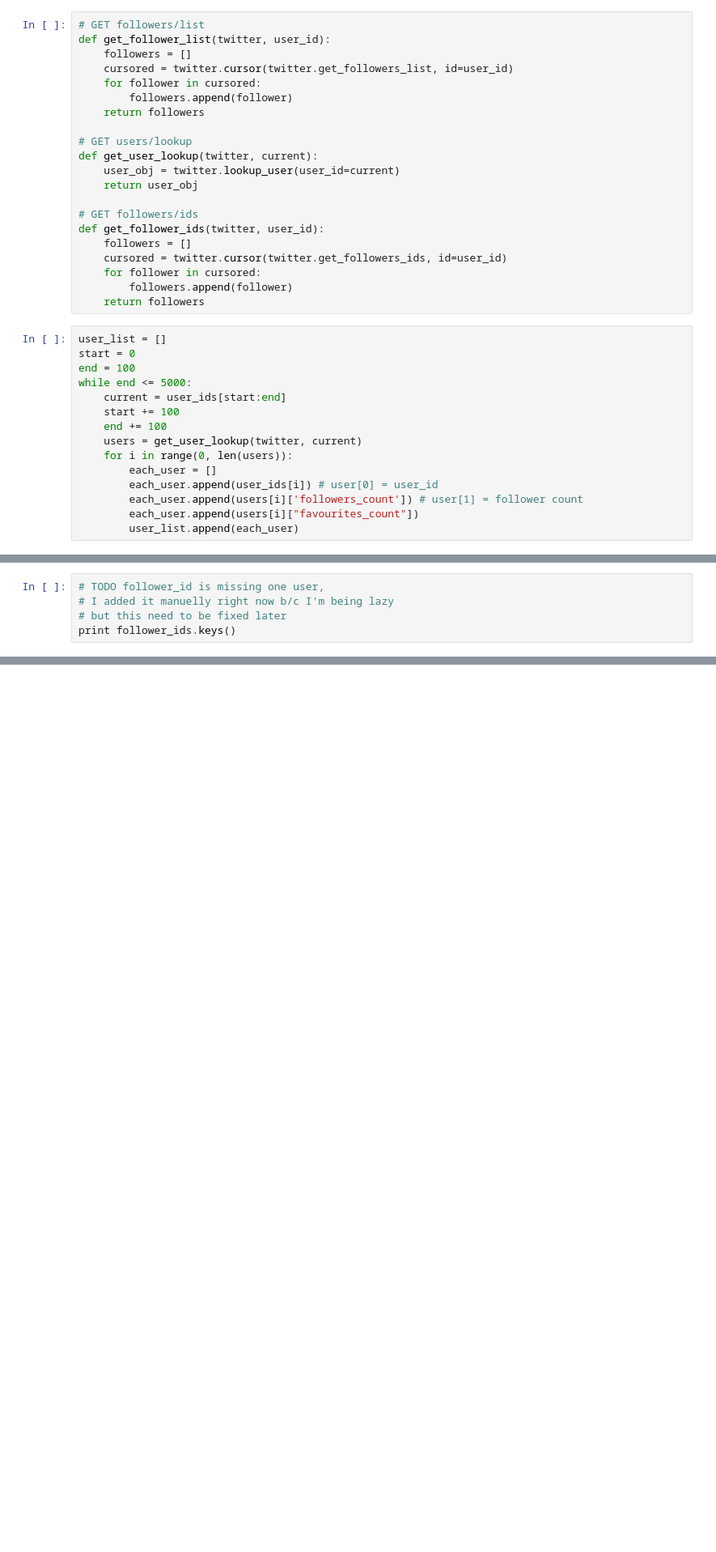
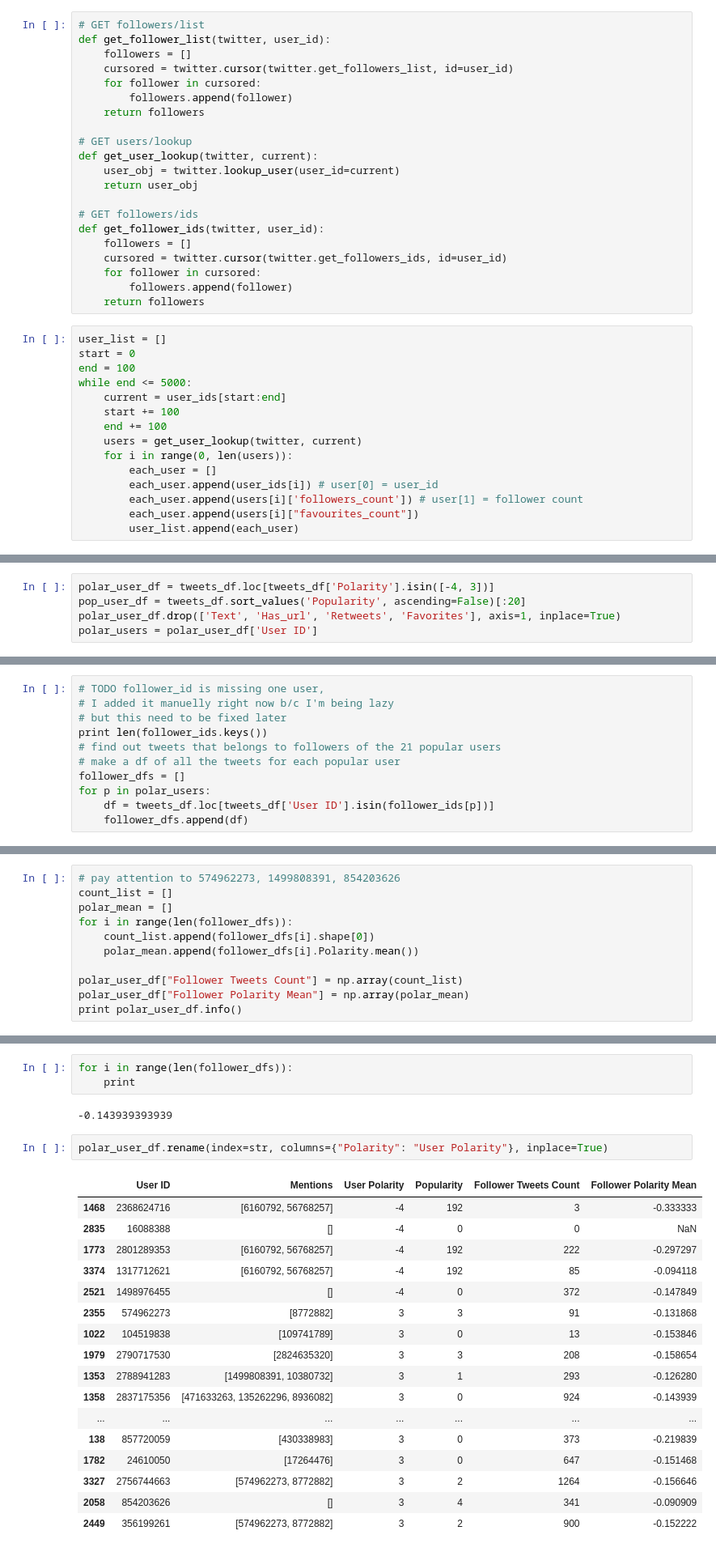
Before and after one commit to MinyingLu/Twitter-sentiment-analysis, a Jupyter notebook: Get Users.ipynb, the cells around one changed output, grey strips where cells are left out. Shown at 81% size. Cells and saved outputs as stored; diff of their text form; blank space fills up the shorter version.

```diff
--- a/Get Users.ipynb
+++ b/Get Users.ipynb
@@ -63,0 +86,5 @@ users_df = pandas.DataFrame(user_list, columns=["User ID", "Follower Count", "Fa
+# %%
+polar_user_df = tweets_df.loc[tweets_df['Polarity'].isin([-4, 3])]
+pop_user_df = tweets_df.sort_values('Popularity', ascending=False)[:20]
+polar_user_df.drop(['Text', 'Has_url', 'Retweets', 'Favorites'], axis=1, inplace=True)
+polar_users = polar_user_df['User ID']
@@ -106,4 +129,10 @@ done waiting
 # TODO follower_id is missing one user,
 # I added it manuelly right now b/c I'm being lazy
 # but this need to be fixed later
-print follower_ids.keys()
+print len(follower_ids.keys())
+# find out tweets that belongs to followers of the 21 popular users
+# make a df of all the tweets for each popular user
+follower_dfs = []
+for p in polar_users:
+    df = tweets_df.loc[tweets_df['User ID'].isin(follower_ids[p])]
+    follower_dfs.append(df)
@@ -133,0 +139,11 @@ print follower_ids.keys()
+# %%
+# pay attention to 574962273, 1499808391, 854203626
+count_list = []
+polar_mean = []
+for i in range(len(follower_dfs)):
+    count_list.append(follower_dfs[i].shape[0])
+    polar_mean.append(follower_dfs[i].Polarity.mean())
+
+polar_user_df["Follower Tweets Count"] = np.array(count_list)
+polar_user_df["Follower Polarity Mean"] = np.array(polar_mean)
+print polar_user_df.info()
@@ -133,0 +171,25 @@ print follower_ids.keys()
+# %%
+for i in range(len(follower_dfs)):
+    print
+# %% [output]
+-0.143939393939
+# %%
+polar_user_df.rename(index=str, columns={"Polarity": "User Polarity"}, inplace=True)
+# %% [output]
+|  | User ID | Mentions | User Polarity | Popularity | Follower Tweets Count | Follower Polarity Mean |
+| 1468 | 2368624716 | [6160792, 56768257] | -4 | 192 | 3 | -0.333333 |
+| 2835 | 16088388 | [] | -4 | 0 | 0 | NaN |
+| 1773 | 2801289353 | [6160792, 56768257] | -4 | 192 | 222 | -0.297297 |
+| 3374 | 1317712621 | [6160792, 56768257] | -4 | 192 | 85 | -0.094118 |
+| 2521 | 1498976455 | [] | -4 | 0 | 372 | -0.147849 |
+| 2355 | 574962273 | [8772882] | 3 | 3 | 91 | -0.131868 |
+| 1022 | 104519838 | [109741789] | 3 | 0 | 13 | -0.153846 |
+| 1979 | 2790717530 | [2824635320] | 3 | 3 | 208 | -0.158654 |
+| 1353 | 2788941283 | [1499808391, 10380732] | 3 | 1 | 293 | -0.126280 |
+| 1358 | 2837175356 | [471633263, 135262296, 8936082] | 3 | 0 | 924 | -0.143939 |
+| ... | ... | ... | ... | ... | ... | ... |
+| 138 | 857720059 | [430338983] | 3 | 0 | 373 | -0.219839 |
+| 1782 | 24610050 | [17264476] | 3 | 0 | 647 | -0.151468 |
+| 3327 | 2756744663 | [574962273, 8772882] | 3 | 2 | 1264 | -0.156646 |
+| 2058 | 854203626 | [] | 3 | 4 | 341 | -0.090909 |
+| 2449 | 356199261 | [574962273, 8772882] | 3 | 2 | 900 | -0.152222 |
```
Also changed, not shown: parts of 7 cells of this notebook.
